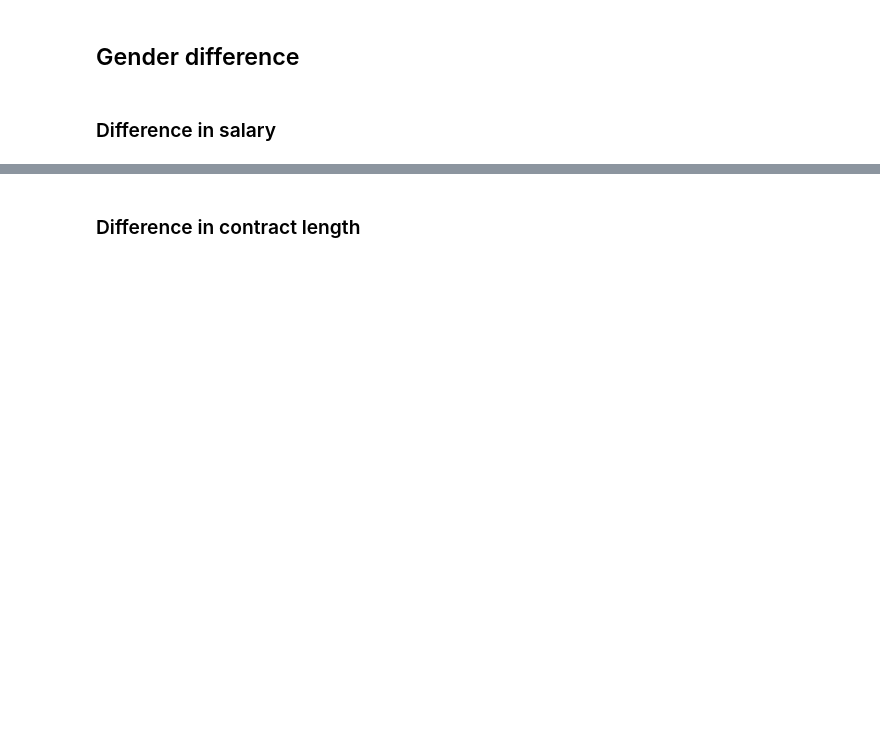
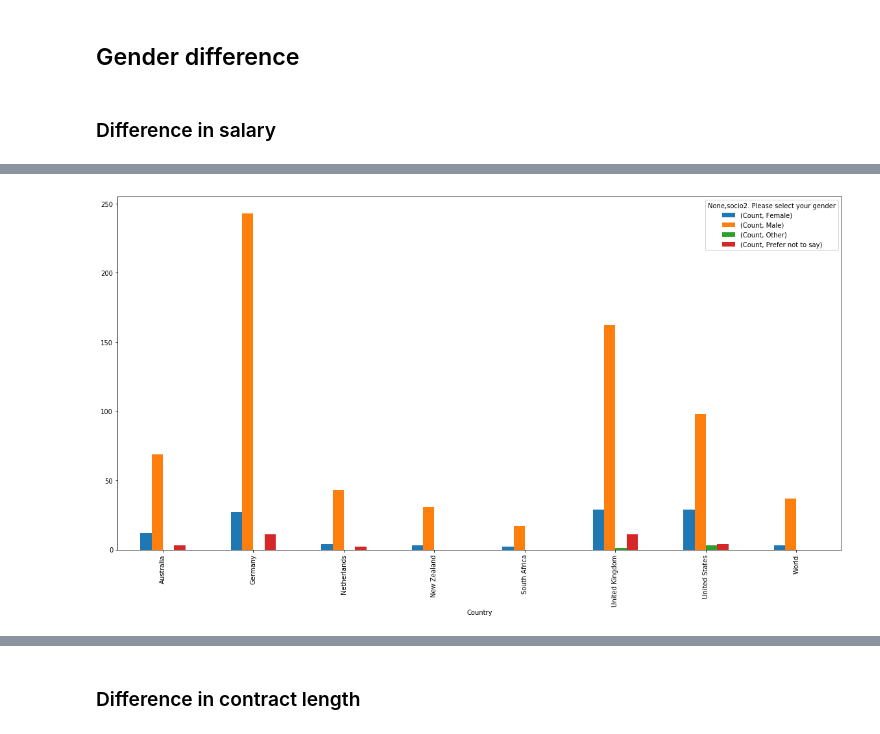
Before and after one commit to softwaresaved/international-survey, a Jupyter notebook: analysis/2018/x. Additional analysis.ipynb, the cells around one changed output, grey strips where cells are left out. Drawn from its saved outputs; the diff is of its cells as text; code cells hidden in the pictures; blank space fills up the shorter version.

Commit message:
Add: additional analysis and new type of plot

```diff
--- a/analysis/2018/x. Additional analysis.ipynb
+++ b/analysis/2018/x. Additional analysis.ipynb
@@ -12,6 +15,8 @@
 
 # Import notebook containing sampled dataset
 %run "./1. Overview and sampling.ipynb"
+# %%
+common_columns = ['Country', 'Year']
 # %% [markdown]
 # Additional analysis
 # %% [markdown]
@@ -22,4 +62,31 @@ It contains further developments.
 # %% [markdown]
 ## Gender difference
+# %%
+gender = ["socio2. Please select your gender"]
+salary = ['socio4. Please select the range of your salary']
+duration_contract = ['currentEmp11. What is the expected duration (in years) of your current position (in total)?']
+
+satis_gen = ['satisGen1. In general, how satisfied are you with your current position', 'satisGen2. In general, how satisfied are you with your career']
+
+recog = ['recog1. Do you feel that your contribution to research is recognised by your supervisor/line manager',
+         'recog2. Do you feel that your contribution to research is recognised by the researchers you work with',
+         'recog3. Do you feel that your contribution to research is recognised by your institution?']
+
+turn_over1 = ['turnOver3. How often do you consider leaving your job?']
+turn_over2 = ['turnOver6. I would accept another job at the same compensation level if I was offered it']
+
+perc_emp =['percEmp1. It would not be very difficult for me to get an equivalent job in a different institution',
+           'percEmp3. My experience is in demand on the labour market']
+
+prog_rse = ['progRSE1. It is likely that I will gain a promotion within my current group',
+            'progRSE2. The process I have to complete to gain a promotion is clear and understandable',
+            'progRSE3. There are many opportunities within my chosen career plan',
+            'progRSE5. It is likely that my next position will be an Research Software Engineer / Research Software Developer role']
+# %%
+df_gender = df[df['Year'] == 2018][list(itertools.chain(common_columns, gender, duration_contract, salary, satis_gen, recog, turn_over1, turn_over2, perc_emp, prog_rse))].copy()
 # %% [markdown]
 ### Difference in salary
+# %%
+gender_per_country = df_gender.groupby('Country')["socio2. Please select your gender"].value_counts().to_frame()
+gender_per_country.columns = ['Count']
+#gender_per_country = gender_per_country.reset_index()
@@ -25,0 +114,4 @@ It contains further developments.
+# %%
+gender_per_country.unstack().plot(kind='bar');
+# %% [output]
+[figure, added]
```
Also changed, not shown: parts of 34 cells of this notebook, 9 other files.
